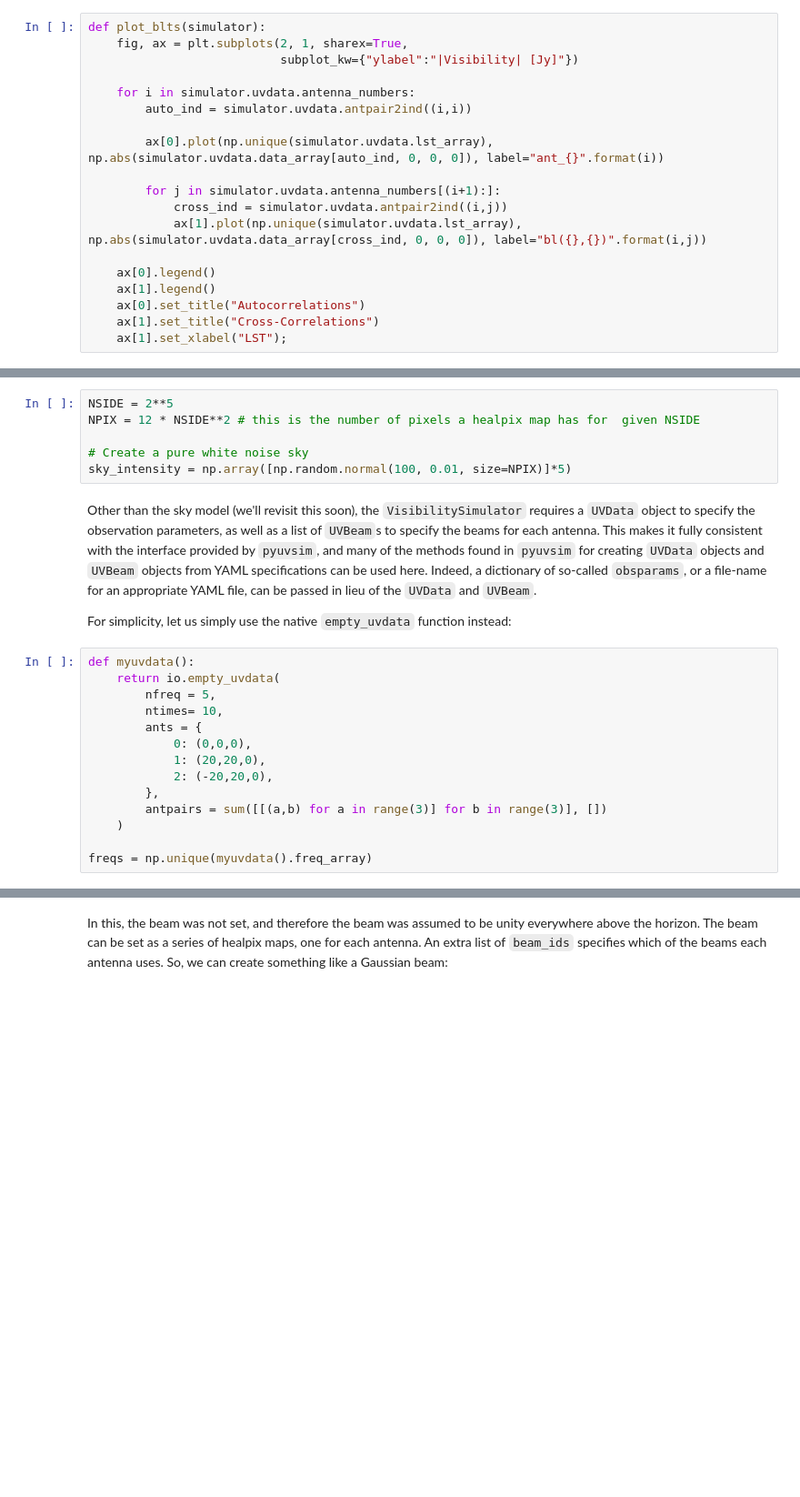
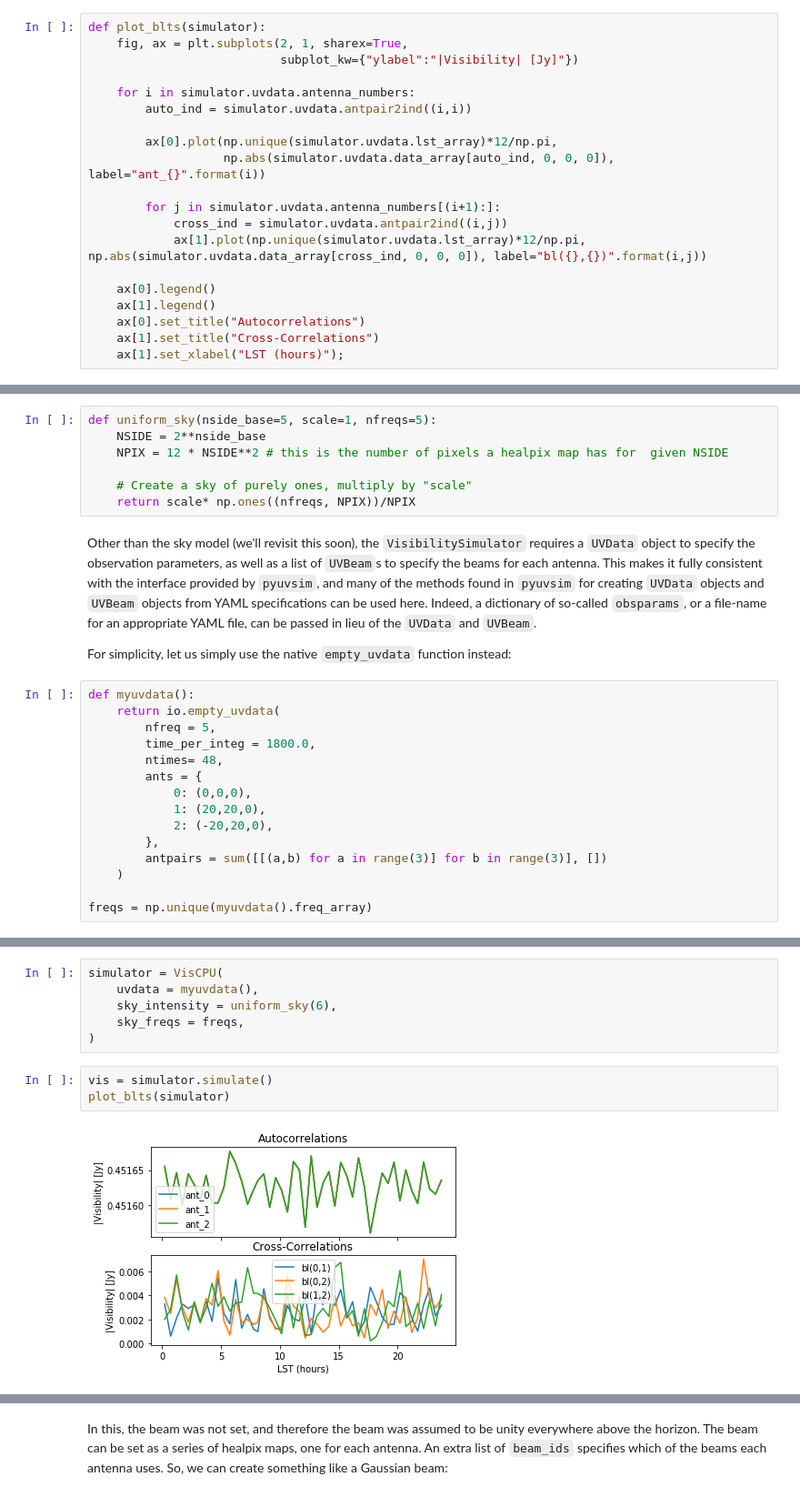
Before and after one commit to HERA-Team/hera_sim, a Jupyter notebook: docs/tutorials/visibility_simulator.ipynb, the cells around one changed output, grey strips where cells are left out. Shown at 91% size. Saved outputs shown, nothing was run; the diff lists cells and outputs as text; blank space fills up the shorter version.

```diff
--- a/docs/tutorials/visibility_simulator.ipynb
+++ b/docs/tutorials/visibility_simulator.ipynb
@@ -27,25 +27,27 @@ def plot_blts(simulator):
     for i in simulator.uvdata.antenna_numbers:
         auto_ind = simulator.uvdata.antpair2ind((i,i))
 
-        ax[0].plot(np.unique(simulator.uvdata.lst_array), np.abs(simulator.uvdata.data_array[auto_ind, 0, 0, 0]), label="ant_{}".format(i))
+        ax[0].plot(np.unique(simulator.uvdata.lst_array)*12/np.pi,
+                   np.abs(simulator.uvdata.data_array[auto_ind, 0, 0, 0]), label="ant_{}".format(i))
 
         for j in simulator.uvdata.antenna_numbers[(i+1):]:
             cross_ind = simulator.uvdata.antpair2ind((i,j))
-            ax[1].plot(np.unique(simulator.uvdata.lst_array), np.abs(simulator.uvdata.data_array[cross_ind, 0, 0, 0]), label="bl({},{})".format(i,j))
+            ax[1].plot(np.unique(simulator.uvdata.lst_array)*12/np.pi, np.abs(simulator.uvdata.data_array[cross_ind, 0, 0, 0]), label="bl({},{})".format(i,j))
 
     ax[0].legend()
     ax[1].legend()
     ax[0].set_title("Autocorrelations")
     ax[1].set_title("Cross-Correlations")
-    ax[1].set_xlabel("LST");
+    ax[1].set_xlabel("LST (hours)");
 # %% [markdown]
 ``VisCPU`` natively deals with diffuse emission, and the ``VisibilitySimulator`` uses ``healpix`` maps to represent such emission:
 # %%
-NSIDE = 2**5
-NPIX = 12 * NSIDE**2 # this is the number of pixels a healpix map has for  given NSIDE
+def uniform_sky(nside_base=5, scale=1, nfreqs=5):
+    NSIDE = 2**nside_base
+    NPIX = 12 * NSIDE**2 # this is the number of pixels a healpix map has for  given NSIDE
 
-# Create a pure white noise sky
-sky_intensity = np.array([np.random.normal(100, 0.01, size=NPIX)]*5)
+    # Create a sky of purely ones, multiply by "scale"
+    return scale* np.ones((nfreqs, NPIX))/NPIX
 # %% [markdown]
 Other than the sky model (we'll revisit this soon), the ``VisibilitySimulator`` requires a ``UVData`` object to specify the observation parameters, as well as a list of ``UVBeam``s to specify the beams for each antenna. This makes it fully consistent with the interface provided by ``pyuvsim``, and many of the methods found in ``pyuvsim`` for creating ``UVData`` objects and ``UVBeam`` objects from YAML specifications can be used here. Indeed, a dictionary of so-called ``obsparams``, or a file-name for an appropriate YAML file, can be passed in lieu of the ``UVData`` and ``UVBeam``.
 
@@ -54,7 +56,8 @@ For simplicity, let us simply use the native ``empty_uvdata`` function instead:
 def myuvdata():
     return io.empty_uvdata(
         nfreq = 5,
-        ntimes= 10,
+        time_per_integ = 1800.0,
+        ntimes= 48,
         ants = {
             0: (0,0,0),
             1: (20,20,0),
@@ -123,0 +83,11 @@ array([[[[0.+0.j],
+# %%
+simulator = VisCPU(
+    uvdata = myuvdata(),
+    sky_intensity = uniform_sky(6),
+    sky_freqs = freqs,
+)
+# %%
+vis = simulator.simulate()
+plot_blts(simulator)
+# %% [output]
+[figure, added]
```
Also changed, not shown: parts of 23 cells of this notebook, 5 other files.
